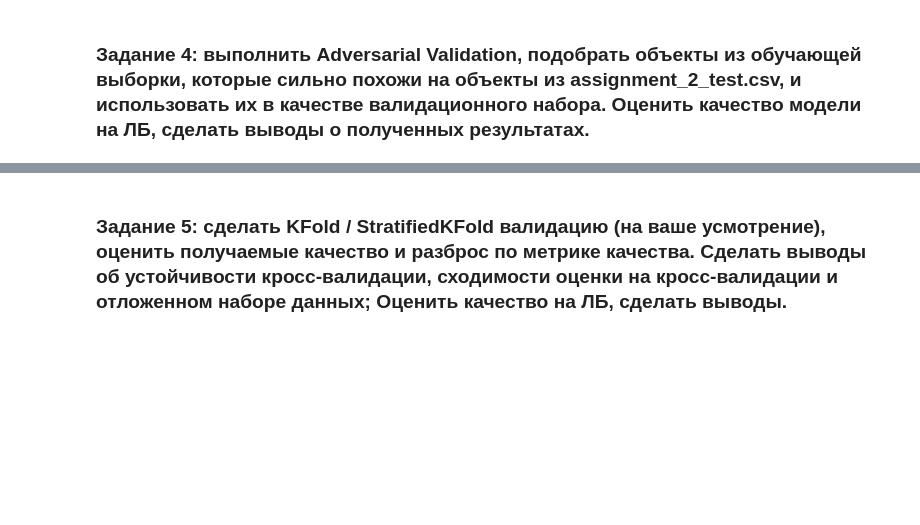
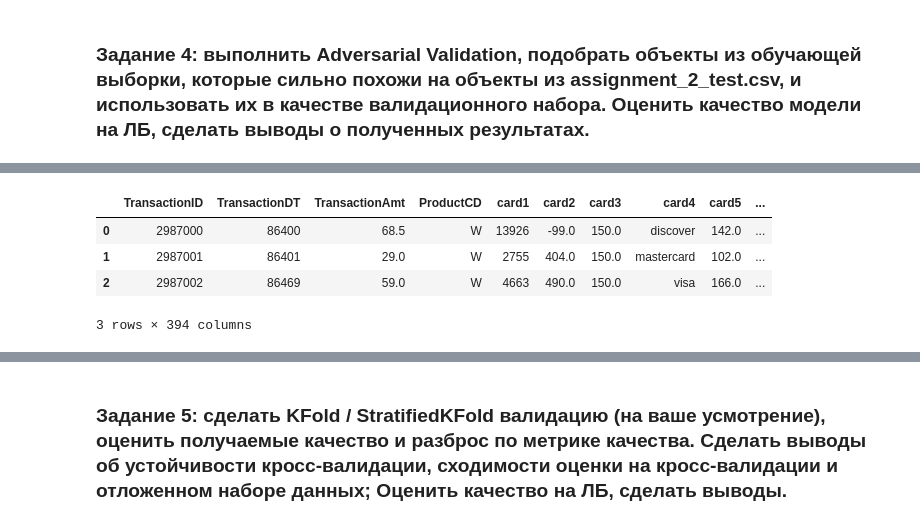
Before and after one commit to OlegRev/SportsDataAnalysis.KagglePlatform, a Jupyter notebook: hw_lesson_3.ipynb, the cells around one changed output, grey strips where cells are left out. Drawn from its saved outputs; the diff is of its cells as text; code cells hidden in the pictures; blank space fills up the shorter version.

```diff
--- a/hw_lesson_3.ipynb
+++ b/hw_lesson_3.ipynb
@@ -97,0 +122,6 @@ DROP_NAMES = ['TransactionID']
+# %%
+train_data = train_df.drop('isFraud', axis=1)
+train_target = train_df['isFraud']
+
+test_data = lb_test.drop('isFraud', axis=1)
+test_target = lb_test['isFraud']
@@ -115,0 +404,21 @@ DROP_NAMES = ['TransactionID']
+# %%
+# заполнение пропусков категориальных признаков "<nan>"
+df_train.loc[:, object_feature_names] = df_train[object_feature_names].fillna('<nan>')
+df_test.loc[:, object_feature_names] = df_test[object_feature_names].fillna('<nan>')
+
+# заполнение пропусков числовых признаков -99.9
+df_train = df_train.fillna(-99)
+df_test = df_test.fillna(-99)
+adv_features = df_train.columns.to_list()
+
+adv_target = 'adversarial_target'
+df_train[adv_target] = 0
+df_test[adv_target] = 1
+
+df_train.head(3)
+# %% [output]
+|  | TransactionID | TransactionDT | TransactionAmt | ProductCD | card1 | card2 | card3 | card4 | card5 | ... |
+| 0 | 2987000 | 86400 | 68.5 | W | 13926 | -99.0 | 150.0 | discover | 142.0 | ... |
+| 1 | 2987001 | 86401 | 29.0 | W | 2755 | 404.0 | 150.0 | mastercard | 102.0 | ... |
+| 2 | 2987002 | 86469 | 59.0 | W | 4663 | 490.0 | 150.0 | visa | 166.0 | ... |
+3 rows × 394 columns
```
Also changed, not shown: parts of 37 cells of this notebook.
